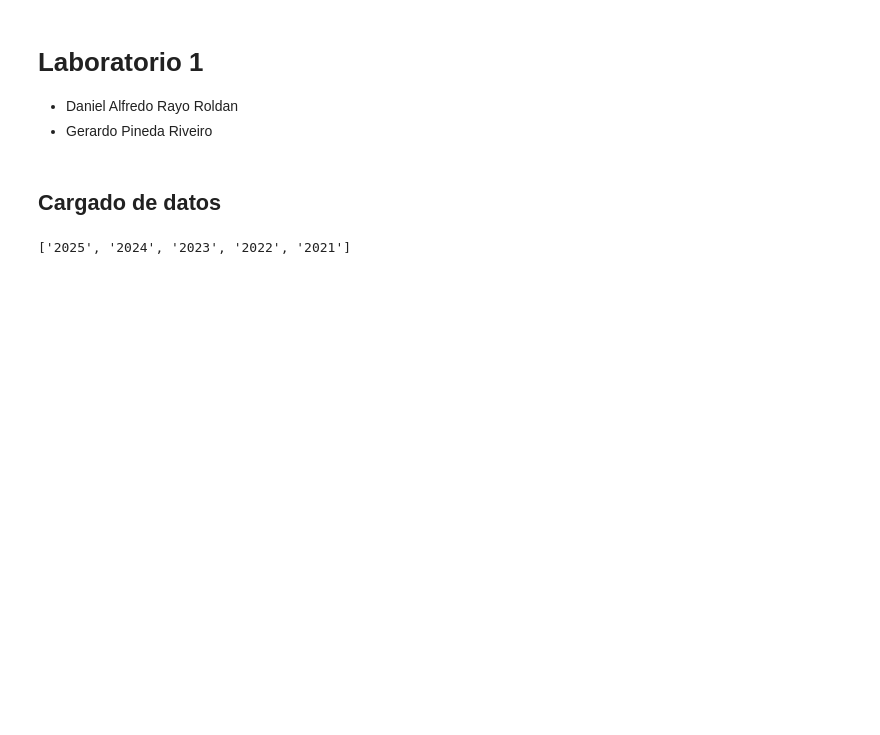
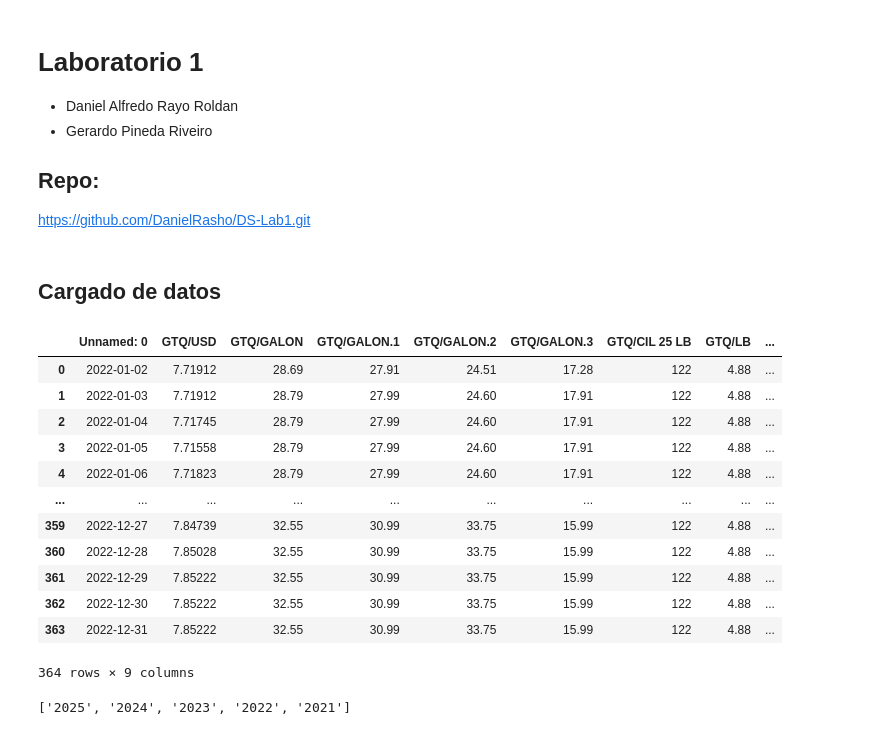
Before and after one commit to DanielRasho/DS-Lab1, a Jupyter notebook: report.ipynb, the cells around one changed output. Drawn from its saved outputs; the diff is of its cells as text; code cells hidden in the pictures; blank space fills up the shorter version.

Commit message:
chore: add repo

```diff
--- a/report.ipynb
+++ b/report.ipynb
@@ -3,6 +3,9 @@
 
 - Daniel Alfredo Rayo Roldan
 - Gerardo Pineda Riveiro
+
+## Repo:
+https://github.com/DanielRasho/DS-Lab1.git
 # %%
 # pip install openpyxl instalar esto
 import rdata
@@ -32,6 +35,22 @@ for nombre_hoja, df in xls.items():
 for nombre_hoja in resultados:
     df = resultados[nombre_hoja]
     resultados[nombre_hoja] = df.iloc[1:].reset_index(drop=True)
+# %%
+resultados["2022"]
+# %% [output]
+|  | Unnamed: 0 | GTQ/USD | GTQ/GALON | GTQ/GALON.1 | GTQ/GALON.2 | GTQ/GALON.3 | GTQ/CIL 25 LB | GTQ/LB | ... |
+| 0 | 2022-01-02 | 7.71912 | 28.69 | 27.91 | 24.51 | 17.28 | 122 | 4.88 | ... |
+| 1 | 2022-01-03 | 7.71912 | 28.79 | 27.99 | 24.60 | 17.91 | 122 | 4.88 | ... |
+| 2 | 2022-01-04 | 7.71745 | 28.79 | 27.99 | 24.60 | 17.91 | 122 | 4.88 | ... |
+| 3 | 2022-01-05 | 7.71558 | 28.79 | 27.99 | 24.60 | 17.91 | 122 | 4.88 | ... |
+| 4 | 2022-01-06 | 7.71823 | 28.79 | 27.99 | 24.60 | 17.91 | 122 | 4.88 | ... |
+| ... | ... | ... | ... | ... | ... | ... | ... | ... | ... |
+| 359 | 2022-12-27 | 7.84739 | 32.55 | 30.99 | 33.75 | 15.99 | 122 | 4.88 | ... |
+| 360 | 2022-12-28 | 7.85028 | 32.55 | 30.99 | 33.75 | 15.99 | 122 | 4.88 | ... |
+| 361 | 2022-12-29 | 7.85222 | 32.55 | 30.99 | 33.75 | 15.99 | 122 | 4.88 | ... |
+| 362 | 2022-12-30 | 7.85222 | 32.55 | 30.99 | 33.75 | 15.99 | 122 | 4.88 | ... |
+| 363 | 2022-12-31 | 7.85222 | 32.55 | 30.99 | 33.75 | 15.99 | 122 | 4.88 | ... |
+364 rows × 9 columns
 # %%
 df_final = pd.DataFrame()
 
```
Also changed, not shown: parts of 1 cell of this notebook.
